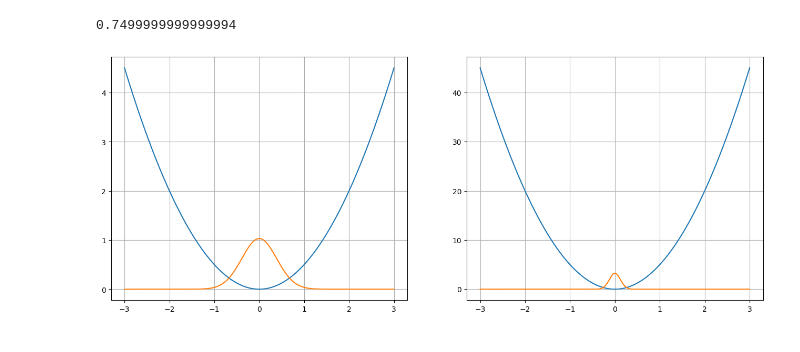
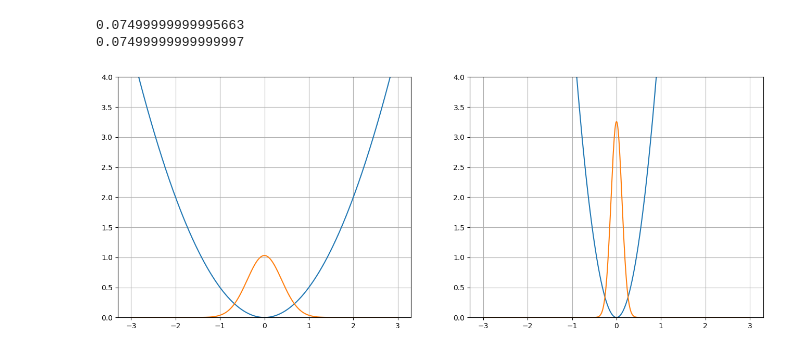
Before and after one commit to Asged/CompPhys, a Jupyter notebook: Week 02/W02A.ipynb, the cells around one changed output. Drawn from its saved outputs; the diff is of its cells as text; code cells hidden in the pictures.

```diff
--- a/Week 02/W02A.ipynb
+++ b/Week 02/W02A.ipynb
@@ -25,32 +5,57 @@ for k, ax in zip(ks, axes):
-# %%
-quad(lambda xs: V(xs)*P_HO(xs, 1, 0.15), -5,5)
-quad(lambda xs: V(xs, k=10)*P_HO(xs, 10, 0.15), -5,5)[0] / quad(lambda xs: P_HO(xs, 10, 0.15), -5,5)[0]
-#result, error = quad(lambda x: V(x) * P_HO(x, 1, 0.15), -5, 5)
-#result, error = quad(lambda x: V(x) * P_HO(x, 1, 0.15), -5, 5)
-# %% [output]
-0.7499999999999994
 # %%
 class HarmonicPotential():
-    def __init__(self, k, kT):
+    def __init__(self, k, kT, xMin, xMax, x0=0):
         self.k = k
         self.kT = kT
+        self.xMin = xMin
+        self.xMax = xMax
+        self.sampleData = None
+        self.x0 = x0
         self.V = lambda x: 0.5 * self.k * x**2
         self.P = lambda x: np.sqrt(self.k / (2 * np.pi * self.kT)) * np.exp(- self.V(x) / self.kT)
 
-    def plot(self, ax, xs):
+    def plot(self, ax, xs, sample=None, xwidth=.1):
         ax.plot(xs, self.V(xs))
         ax.plot(xs, self.P(xs))
         ax.grid()
+        ax.set_ylim(0,4)
 
-    def directIntegration(self):
-        return
+        if sample is not None:
+            xs = np.arange(self.xMin,self.xMax,xwidth)
+            bars, xs = np.histogram(sample,xs)
+            xvals = (xs[:-1] + xs[1:]) / 2
+            delta_xvals = (xvals[1] - xvals[0])
+            P = bars / np.sum(bars) / delta_xvals
+            width = delta_xvals * 0.8
+            ax.bar(xvals, P, width=width)
+
+
+    def directIntegration(self, x):
+        num = quad(lambda x: self.P(x) * self.V(x), self.xMin, self.xMax)[0]
+        den = quad(lambda x: self.P(x), self.xMin, self.xMax)[0]
+        return  num / den
+
+    def sample(self, N=10000):
+        xs = np.linspace(self.xMin, self.xMax, N)
+        envelope = self.P(xs)
+        p_max = np.max(envelope)
+        self._sample = [x for x, p in zip(xs, envelope) if np.random.rand() < (p / p_max)]
+        return self._sample
+
+    def averageFromSample(self, sample):
+        return np.mean(self.V(np.asarray(sample)))
+
+    def heatCapacity(self):
 # %%
-harmonics = [HarmonicPotential(k=1, kT=.15), HarmonicPotential(k=10, kT=.15)]
+harmonics = [HarmonicPotential(k=1, kT=.15, xMin=-3, xMax=3), HarmonicPotential(k=10, kT=.15, xMin=-3, xMax=3)]
 xs = np.linspace(-3,3,10000)
 
 fig, axes = plt.subplots(1,2, figsize=(16,6))
 
 for ax, harmonic in zip(axes, harmonics):
     harmonic.plot(ax, xs)
+    print(harmonic.directIntegration(xs))
 # %% [output]
+0.07499999999995663
+0.07499999999999997
-[figure, old version]
+[figure, new version]
```
Also changed, not shown: parts of 4 cells of this notebook.
